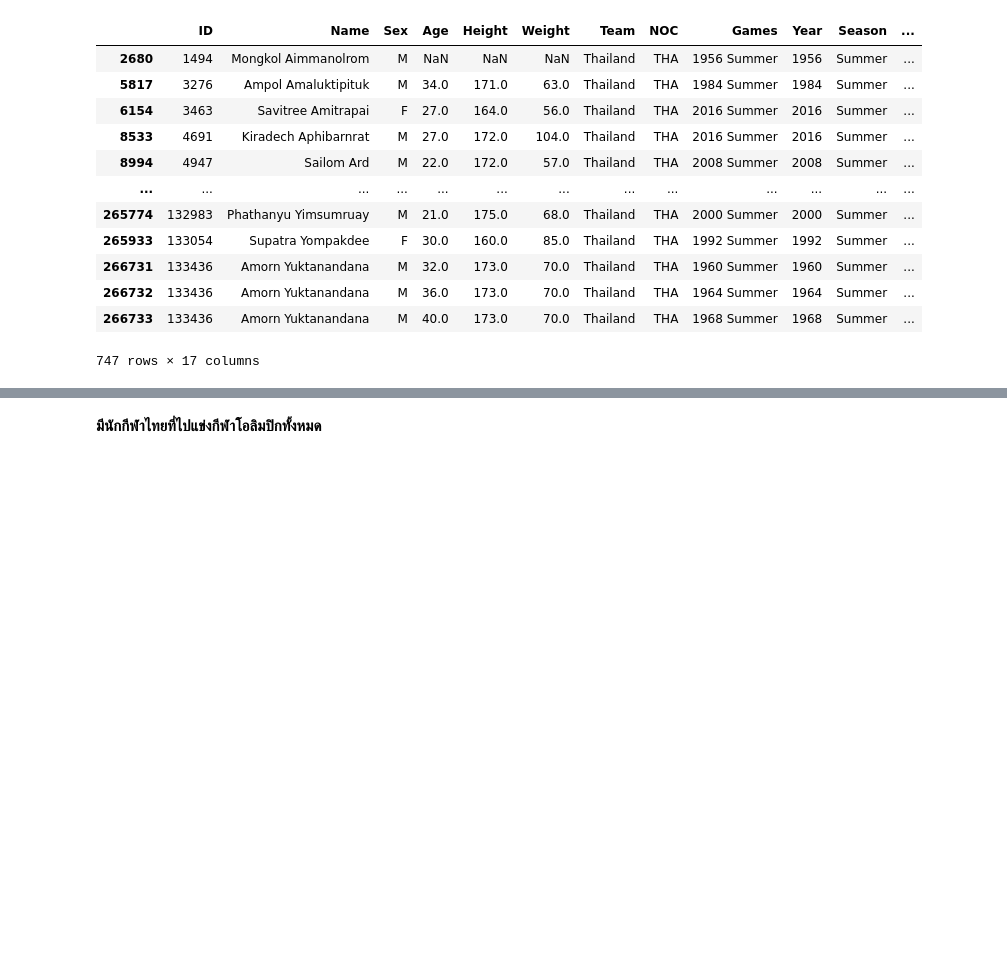
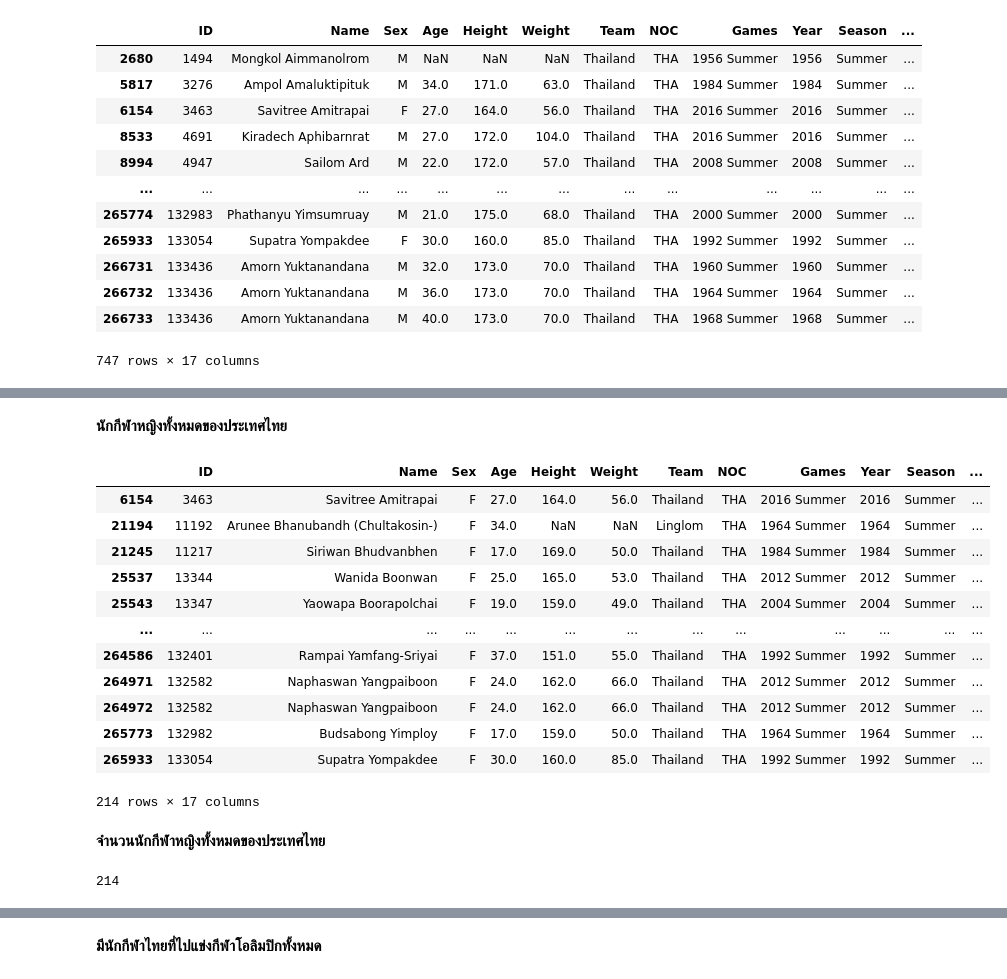
Before and after one commit to Kanokkarn21/Colab, a Jupyter notebook: Project_61070273.ipynb, the cells around one changed output, grey strips where cells are left out. Drawn from its saved outputs; the diff is of its cells as text; code cells hidden in the pictures; blank space fills up the shorter version.

```diff
--- a/Project_61070273.ipynb
+++ b/Project_61070273.ipynb
@@ -362,0 +379,26 @@ MedalsTHA
+# %% [markdown]
+**นักกีฬาหญิงทั้งหมดของประเทศไทย**
+# %%
+Ftha = olp_data[(olp_data.Sex == 'F')]
+Female = Ftha.loc[Ftha['NOC'] == 'THA']
+Female
+# %% [output]
+|  | ID | Name | Sex | Age | Height | Weight | Team | NOC | Games | Year | Season | ... |
+| 6154 | 3463 | Savitree Amitrapai | F | 27.0 | 164.0 | 56.0 | Thailand | THA | 2016 Summer | 2016 | Summer | ... |
+| 21194 | 11192 | Arunee Bhanubandh (Chultakosin-) | F | 34.0 | NaN | NaN | Linglom | THA | 1964 Summer | 1964 | Summer | ... |
+| 21245 | 11217 | Siriwan Bhudvanbhen | F | 17.0 | 169.0 | 50.0 | Thailand | THA | 1984 Summer | 1984 | Summer | ... |
+| 25537 | 13344 | Wanida Boonwan | F | 25.0 | 165.0 | 53.0 | Thailand | THA | 2012 Summer | 2012 | Summer | ... |
+| 25543 | 13347 | Yaowapa Boorapolchai | F | 19.0 | 159.0 | 49.0 | Thailand | THA | 2004 Summer | 2004 | Summer | ... |
+| ... | ... | ... | ... | ... | ... | ... | ... | ... | ... | ... | ... | ... |
+| 264586 | 132401 | Rampai Yamfang-Sriyai | F | 37.0 | 151.0 | 55.0 | Thailand | THA | 1992 Summer | 1992 | Summer | ... |
+| 264971 | 132582 | Naphaswan Yangpaiboon | F | 24.0 | 162.0 | 66.0 | Thailand | THA | 2012 Summer | 2012 | Summer | ... |
+| 264972 | 132582 | Naphaswan Yangpaiboon | F | 24.0 | 162.0 | 66.0 | Thailand | THA | 2012 Summer | 2012 | Summer | ... |
+| 265773 | 132982 | Budsabong Yimploy | F | 17.0 | 159.0 | 50.0 | Thailand | THA | 1964 Summer | 1964 | Summer | ... |
+| 265933 | 133054 | Supatra Yompakdee | F | 30.0 | 160.0 | 85.0 | Thailand | THA | 1992 Summer | 1992 | Summer | ... |
+214 rows × 17 columns
+# %% [markdown]
+**จำนวนนักกีฬาหญิงทั้งหมดของประเทศไทย**
+# %%
+Female.Name.count()
+# %% [output]
+214
```
Also changed, not shown: parts of 13 cells of this notebook, 1 other file.
